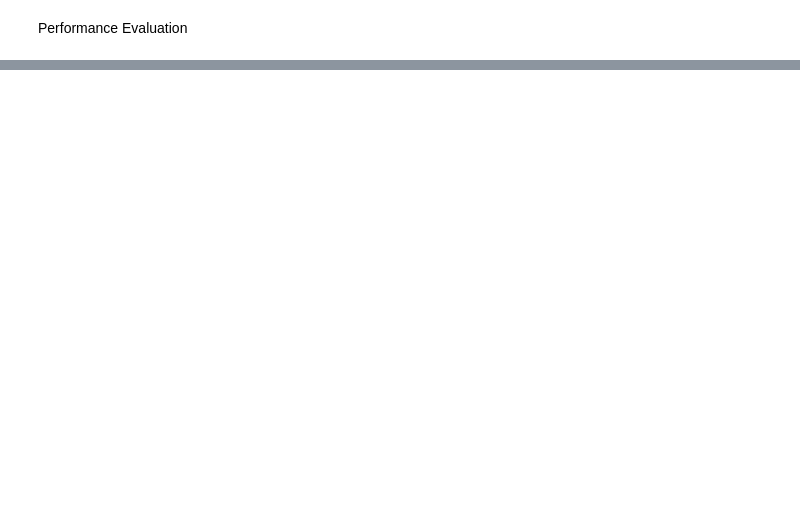
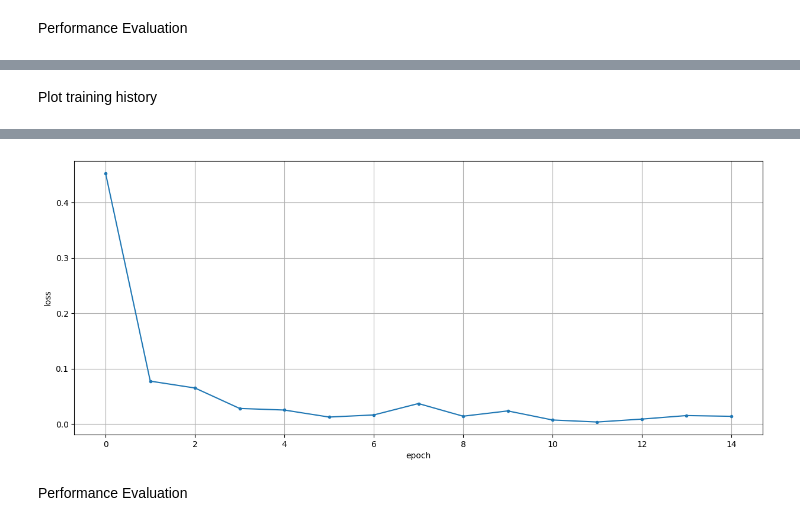
Before and after one commit to leron00s-byte/my-notebooks, a Jupyter notebook: Homework10.ipynb, the cells around one changed output, grey strips where cells are left out. Drawn from its saved outputs; the diff is of its cells as text; code cells hidden in the pictures; blank space fills up the shorter version.

```diff
--- a/Homework10.ipynb
+++ b/Homework10.ipynb
@@ -189,0 +188,7 @@ Improve the accuracy by
+# %%
+import os
+from tensorflow.keras import layers, models
+
+folder = 'subset_homework'
+
+classes = os.listdir(folder)
@@ -189,0 +228,21 @@ Improve the accuracy by
+# %%
+model = models.Sequential()
+
+model.add(layers.Conv2D(32, (3, 3), activation='relu', input_shape=(32, 32, 3)))
+model.add(layers.MaxPooling2D((2, 2)))
+
+model.add(layers.Conv2D(64, (3, 3), activation='relu'))
+model.add(layers.MaxPooling2D((2, 2)))
+
+model.add(layers.Conv2D(64, (3, 3), activation='relu'))
+
+model.add(layers.Flatten())
+
+model.add(layers.Dense(128, activation='relu'))
+model.add(layers.Dense(64, activation='relu'))
+
+model.add(layers.Dense(len(classes), activation='softmax'))
+# %%
+model.compile(optimizer='adam', loss='sparse_categorical_crossentropy', metrics=['accuracy'])
+# %%
+history = model.fit(X_train, y_train, epochs=15, validation_data=(X_test, y_test))
@@ -189,0 +267,8 @@ Improve the accuracy by
+# %% [markdown]
+Plot training history
+# %%
+h = history.history
+epochs = range(len(h['loss']))
+plt.plot(epochs, h['loss'], '.-'), plt.grid(True)
+plt.xlabel('epoch'), plt.ylabel('loss')
+# %% [output]
@@ -189,0 +276,3 @@ Improve the accuracy by
+[figure, added]
+# %% [markdown]
+Performance Evaluation
```
Also changed, not shown: parts of 21 cells of this notebook.
